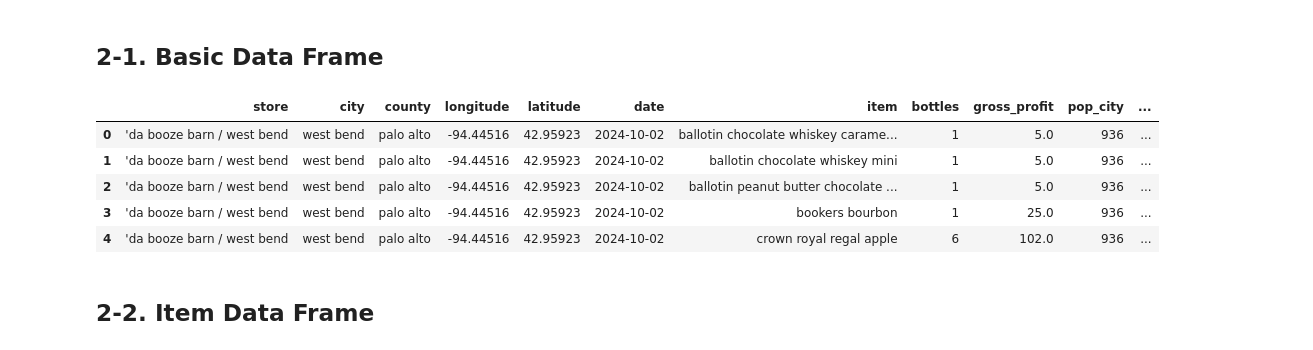
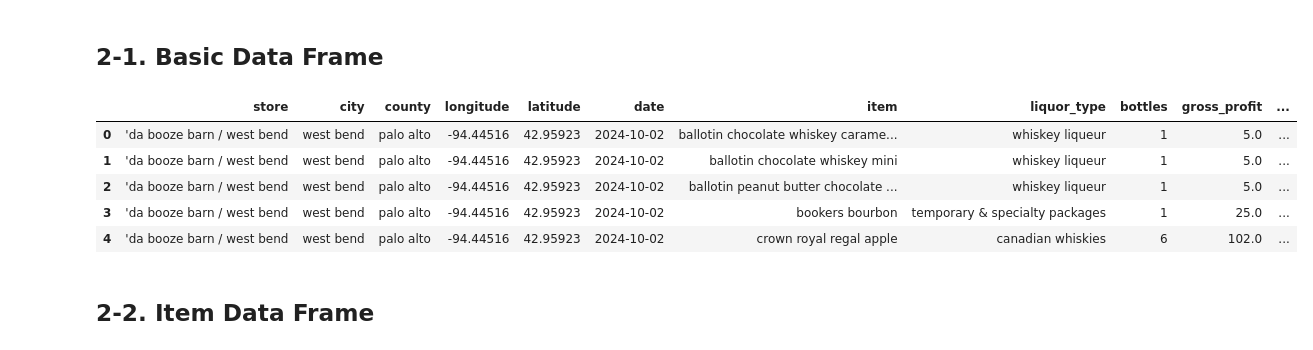
Before and after one commit to advanced-computing/fred-naga-lab2, a Jupyter notebook: iowa_liquor_naga.ipynb, the cells around one changed output. Saved outputs shown, nothing was run; the diff lists cells and outputs as text; code cells hidden in the pictures.

```diff
--- a/iowa_liquor_naga.ipynb
+++ b/iowa_liquor_naga.ipynb
@@ -92,9 +80,10 @@ The latest date: 2024-12-31
 # %% [markdown]
 ## 1-1. Liquor Stores
 # %%
+df_store = pd.read_csv('liquor.csv')
 df_store = (
-    df_google
-    .groupby(['store', 'city', 'county', 'longitude', 'latitude', 'date', 'item'])
+    df_store
+    .groupby(['store', 'city', 'county', 'longitude', 'latitude', 'date', 'item', 'liquor_type'])
     .agg({
         'bottles': 'sum',
         'gross_profit': 'sum',
@@ -192,8 +181,8 @@ df_geo_county.columns = df_geo_county.columns.str.lower()
 df_geo_county['county'] = df_geo_county['county'].str[:-13]
 df_geo_county['county'] = df_geo_county['county'].str.lower()
 df_geo_county = df_geo_county[['county','latitude', 'longitude']]
-
-df_pop_geo_county = pd.merge(df_pop_county, df_geo_county, on='county', how='left')
-df_pop_geo_county.to_csv('data/pop_geo_county.csv', index=False)
-df_pop_geo_county
+df_pop_county = pd.merge(df_pop_county, df_geo_county, on='county', how='left')
+df_pop_county = df_pop_county[['fips', 'county', 'pop_county']]
+df_pop_county.to_csv('data/pop_county.csv', index=False)
+df_pop_county
 # %% [output]
@@ -337,7 +324,7 @@ df_drinking
 df_county = pd.merge(df_pop_county, df_income, on='county', how='left')
 df_county = pd.merge(df_county, df_fuel, on='county', how='left')
 df_county = pd.merge(df_county, df_drinking, on='county', how='left')
-df_county = df_county[['county', 'pop_county', 'annual_income', 'gas_sales', 'excessive_drinking_percent']]
+df_county = df_county[['county', 'fips', 'pop_county', 'annual_income', 'gas_sales', 'excessive_drinking_percent']]
 df = pd.merge(df_store, df_pop_city, on='city', how='left')
 df = pd.merge(df, df_county, on='county', how='left')
 df['pop_city'] = df['pop_city'].astype('Int64')
@@ -363,34 +350,34 @@ def assign_category(store_name):
         "pharmacy": ["pharmacy", "cvs", "walgreen", "cornerstone apothecary", "hartig drug"],
         "distillery/brewery": ["distill", "legendary rye", "brewery", "vineyard", "catfish charlie's"],
         "general store": ["general", "bellevue express", "guppy's on the go", "huber's store", "gateway mart" ],
         "convenience store": ["7/11", "sahota food mart", "station mart", "sycamore convenience", "mughal, inc", "neighborhood mart", "moti's food", "mad ave quik shop", "kc brothers", "jim's food", "east village pantry", "family pantry", "gm minimart", "gm mart", "gm food mart",  "bravim mart incorporated", "carson country store llc", "big 10 mart", "umiya foodmart inc", "7 days mart", "valley west corner store", "mini mart", "west k mart"],
         "other": ["williams boulevard service", "sodes green acre", "prairie meadows", "gopuff", "ib pony", "new york dollar store", "franklin street floral & gift", "eichman enterprises inc", "inn & suites", "budget inn", "10th", "adventureland", "whiting", "casino", "w&h cooperative oil co", "troy mills / troy mills" ],
         "unknown" : ["best deals / waterloo", "central city 2", "k-zar inc - waterloo", "kc store / stratford", "larchwood offsale", "rienbeck gp llc / reinbeck"]
     }
 
     # Loop over the categories in the order given.
     for category, keywords in categories.items():
         # If any keyword is found in the cleaned store name, return the category.
         if any(keyword in store_clean for keyword in keywords):
             return category
     return "uncategorized"
 
 df['category'] = df['store'].apply(assign_category)
 
 # date to month
 df['month'] = pd.to_datetime(df['date']).dt.month
 
 # save to csv
 df.to_csv('data/iowa.csv', index=False)
 
 df.head()
 # %% [output]
-|  | store | city | county | longitude | latitude | date | item | bottles | gross_profit | pop_city | ... |
-| 0 | 'da booze barn / west bend | west bend | palo alto | -94.44516 | 42.95923 | 2024-10-02 | ballotin chocolate whiskey carame... | 1 | 5.0 | 936 | ... |
-| 1 | 'da booze barn / west bend | west bend | palo alto | -94.44516 | 42.95923 | 2024-10-02 | ballotin chocolate whiskey mini | 1 | 5.0 | 936 | ... |
-| 2 | 'da booze barn / west bend | west bend | palo alto | -94.44516 | 42.95923 | 2024-10-02 | ballotin peanut butter chocolate ... | 1 | 5.0 | 936 | ... |
-| 3 | 'da booze barn / west bend | west bend | palo alto | -94.44516 | 42.95923 | 2024-10-02 | bookers bourbon | 1 | 25.0 | 936 | ... |
-| 4 | 'da booze barn / west bend | west bend | palo alto | -94.44516 | 42.95923 | 2024-10-02 | crown royal regal apple | 6 | 102.0 | 936 | ... |
+|  | store | city | county | longitude | latitude | date | item | liquor_type | bottles | gross_profit | ... |
+| 0 | 'da booze barn / west bend | west bend | palo alto | -94.44516 | 42.95923 | 2024-10-02 | ballotin chocolate whiskey carame... | whiskey liqueur | 1 | 5.0 | ... |
+| 1 | 'da booze barn / west bend | west bend | palo alto | -94.44516 | 42.95923 | 2024-10-02 | ballotin chocolate whiskey mini | whiskey liqueur | 1 | 5.0 | ... |
+| 2 | 'da booze barn / west bend | west bend | palo alto | -94.44516 | 42.95923 | 2024-10-02 | ballotin peanut butter chocolate ... | whiskey liqueur | 1 | 5.0 | ... |
+| 3 | 'da booze barn / west bend | west bend | palo alto | -94.44516 | 42.95923 | 2024-10-02 | bookers bourbon | temporary & specialty packages | 1 | 25.0 | ... |
+| 4 | 'da booze barn / west bend | west bend | palo alto | -94.44516 | 42.95923 | 2024-10-02 | crown royal regal apple | canadian whiskies | 6 | 102.0 | ... |
 # %% [markdown]
 ## 2-2. Item Data Frame
 # %%
```
Also changed, not shown: parts of 11 cells of this notebook, 4 other files.
